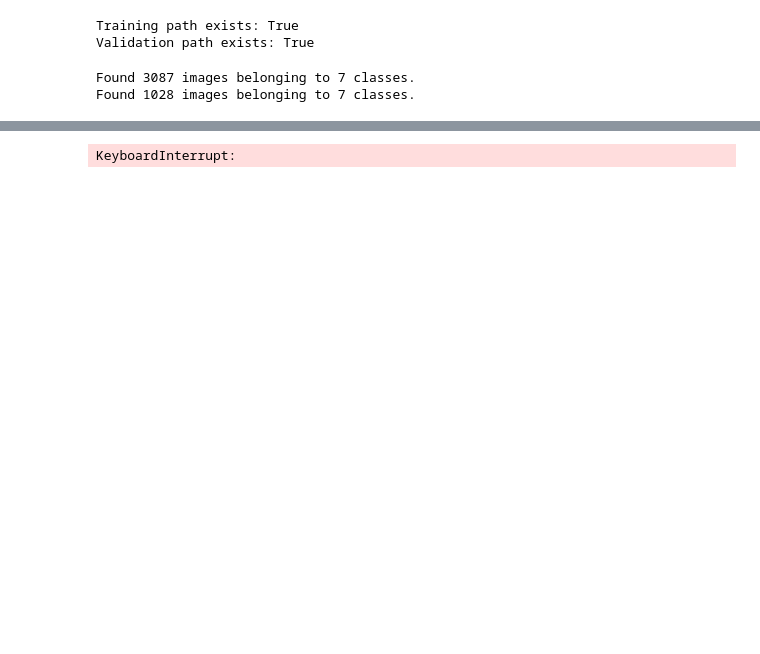
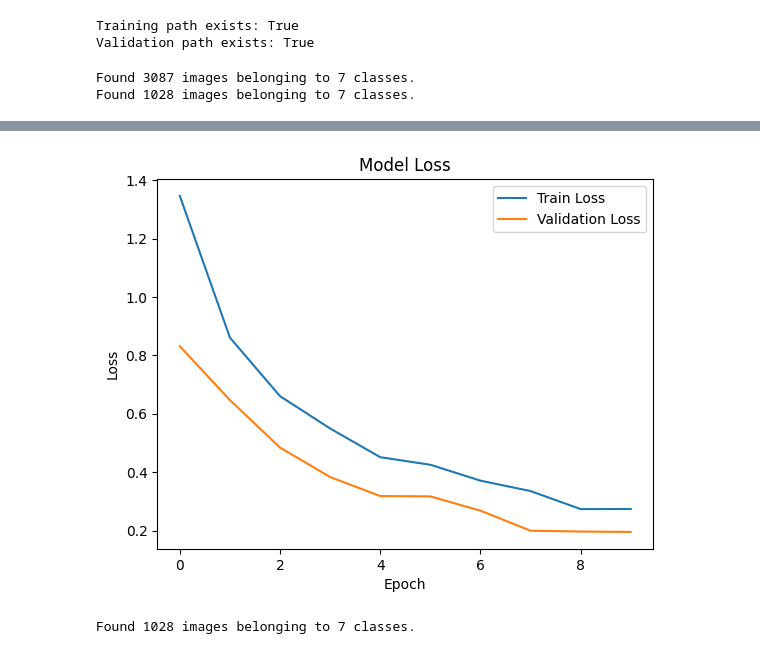
Before and after one commit to Hassan-DS507/Teeth-Classification-Project, a Jupyter notebook: notebook/Teeth_TransferLearning.ipynb, the cells around one changed output, grey strips where cells are left out. Cells and saved outputs as stored; diff of their text form; code cells hidden in the pictures; blank space fills up the shorter version.

```diff
--- a/notebook/Teeth_TransferLearning.ipynb
+++ b/notebook/Teeth_TransferLearning.ipynb
@@ -73,10 +71,22 @@ Epoch 8/10
-# %%
-plt.plot(history.history['accuracy'], label='Train Accuracy')
-plt.plot(history.history['val_accuracy'], label='Validation Accuracy')
-plt.xlabel('Epoch')
-plt.ylabel('Accuracy')
-plt.title('Model Accuracy')
-plt.legend()
-plt.show()
-# %% [output]
-KeyboardInterrupt:
+# %%
+plt.plot(history.history['loss'], label='Train Loss')
+plt.plot(history.history['val_loss'], label='Validation Loss')
+plt.xlabel('Epoch')
+plt.ylabel('Loss')
+plt.title('Model Loss')
+plt.legend()
+plt.show()
+# %% [output]
+[figure, added]
+# %%
+test_datagen = ImageDataGenerator(rescale=1./255)
+
+test_ds = test_datagen.flow_from_directory(
+    '../data/Teeth_Dataset/Testing',
+    target_size=(224, 224),
+    batch_size=32,
+    class_mode='categorical',
+    shuffle=False
+)
+# %% [output]
+Found 1028 images belonging to 7 classes.
```
Also changed, not shown: parts of 3 cells of this notebook, 4 other files.
